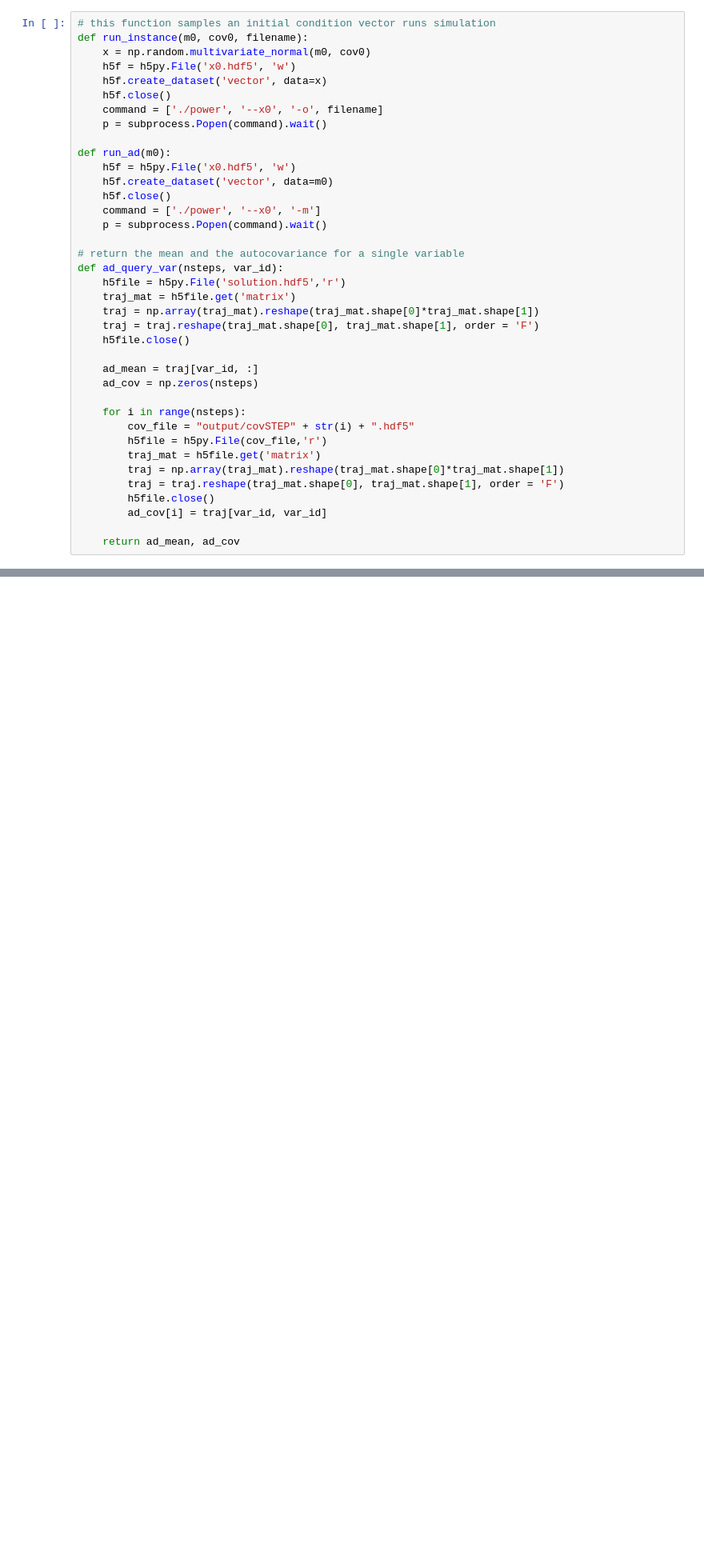
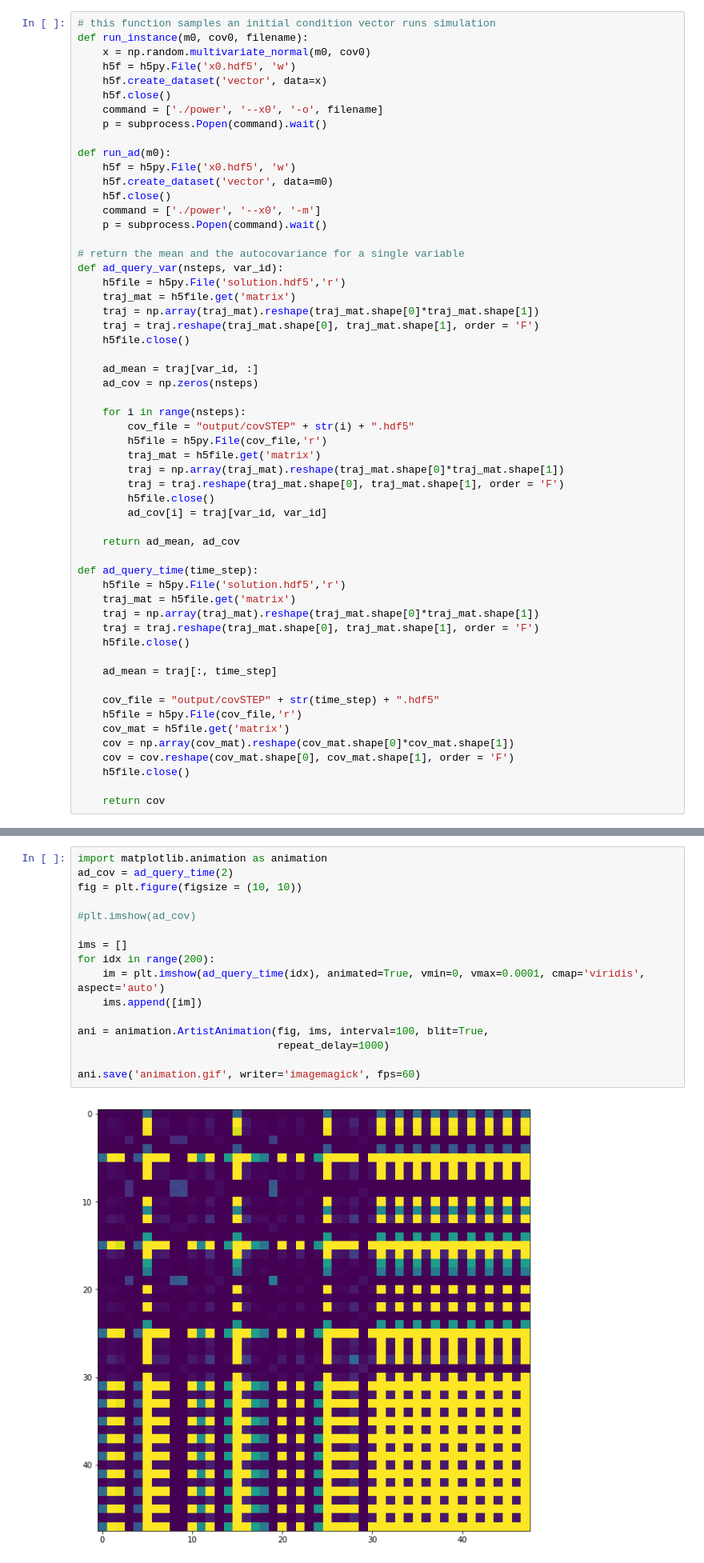
Before and after one commit to exanauts/aduprop, a Jupyter notebook: examples/psys/visual.ipynb, the cells around one changed output, grey strips where cells are left out. Shown: that part at 80% size. Saved outputs shown, nothing was run; the diff lists cells and outputs as text; blank space fills up the shorter version.

```diff
--- a/examples/psys/visual.ipynb
+++ b/examples/psys/visual.ipynb
@@ -47,6 +48,24 @@ def ad_query_var(nsteps, var_id):
         ad_cov[i] = traj[var_id, var_id]
 
     return ad_mean, ad_cov
+
+def ad_query_time(time_step):
+    h5file = h5py.File('solution.hdf5','r')
+    traj_mat = h5file.get('matrix')
+    traj = np.array(traj_mat).reshape(traj_mat.shape[0]*traj_mat.shape[1])
+    traj = traj.reshape(traj_mat.shape[0], traj_mat.shape[1], order = 'F')
+    h5file.close()
+
+    ad_mean = traj[:, time_step]
+
+    cov_file = "output/covSTEP" + str(time_step) + ".hdf5"
+    h5file = h5py.File(cov_file,'r')
+    cov_mat = h5file.get('matrix')
+    cov = np.array(cov_mat).reshape(cov_mat.shape[0]*cov_mat.shape[1])
+    cov = cov.reshape(cov_mat.shape[0], cov_mat.shape[1], order = 'F')
+    h5file.close()
+
+    return cov
 # %%
 # read mean vector and create covariance matrix
 h5file = h5py.File('input/m0_9bus.hdf5','r')
@@ -115,0 +133,18 @@ print(LA.norm(mc_cov - ad_cov))
+# %%
+import matplotlib.animation as animation
+ad_cov = ad_query_time(2)
+fig = plt.figure(figsize = (10, 10))
+
+#plt.imshow(ad_cov)
+
+ims = []
+for idx in range(200):
+    im = plt.imshow(ad_query_time(idx), animated=True, vmin=0, vmax=0.0001, cmap='viridis', aspect='auto')
+    ims.append([im])
+
+ani = animation.ArtistAnimation(fig, ims, interval=100, blit=True,
+                                repeat_delay=1000)
+
+ani.save('animation.gif', writer='imagemagick', fps=60)
+# %% [output]
+[figure, added]
```
Also changed, not shown: parts of 6 cells of this notebook, 1 other file.
